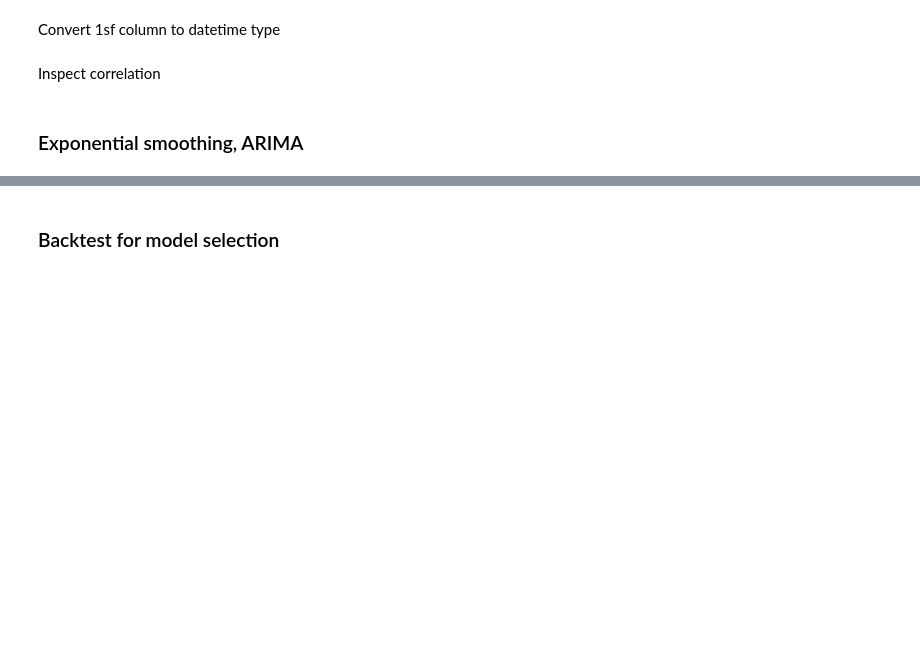
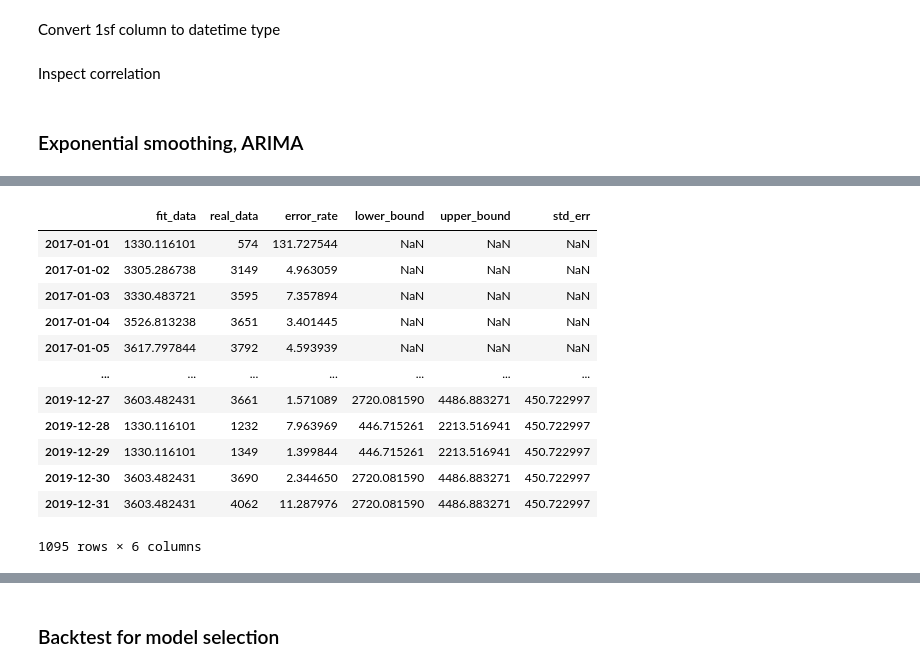
Before and after one commit to empyriumz/CoverMyMeds_TimeSeries, a Jupyter notebook: development.ipynb, the cells around one changed output, grey strips where cells are left out. Drawn from its saved outputs; the diff is of its cells as text; code cells hidden in the pictures; blank space fills up the shorter version.

Commit message:
bug fixes for modeling using original data

```diff
--- a/development.ipynb
+++ b/development.ipynb
@@ -98,3 +102,19 @@ the time series log_diff_vol_A is stationary!
+# %%
+model.combine_data
+# %% [output]
+|  | fit_data | real_data | error_rate | lower_bound | upper_bound | std_err |
+| 2017-01-01 | 1330.116101 | 574 | 131.727544 | NaN | NaN | NaN |
+| 2017-01-02 | 3305.286738 | 3149 | 4.963059 | NaN | NaN | NaN |
+| 2017-01-03 | 3330.483721 | 3595 | 7.357894 | NaN | NaN | NaN |
+| 2017-01-04 | 3526.813238 | 3651 | 3.401445 | NaN | NaN | NaN |
+| 2017-01-05 | 3617.797844 | 3792 | 4.593939 | NaN | NaN | NaN |
+| ... | ... | ... | ... | ... | ... | ... |
+| 2019-12-27 | 3603.482431 | 3661 | 1.571089 | 2720.081590 | 4486.883271 | 450.722997 |
+| 2019-12-28 | 1330.116101 | 1232 | 7.963969 | 446.715261 | 2213.516941 | 450.722997 |
+| 2019-12-29 | 1330.116101 | 1349 | 1.399844 | 446.715261 | 2213.516941 | 450.722997 |
+| 2019-12-30 | 3603.482431 | 3690 | 2.344650 | 2720.081590 | 4486.883271 | 450.722997 |
+| 2019-12-31 | 3603.482431 | 4062 | 11.287976 | 2720.081590 | 4486.883271 | 450.722997 |
+1095 rows × 6 columns
 # %%
 model.plot_data()
 # %% [output]
```
Also changed, not shown: parts of 11 cells of this notebook, 2 other files.
